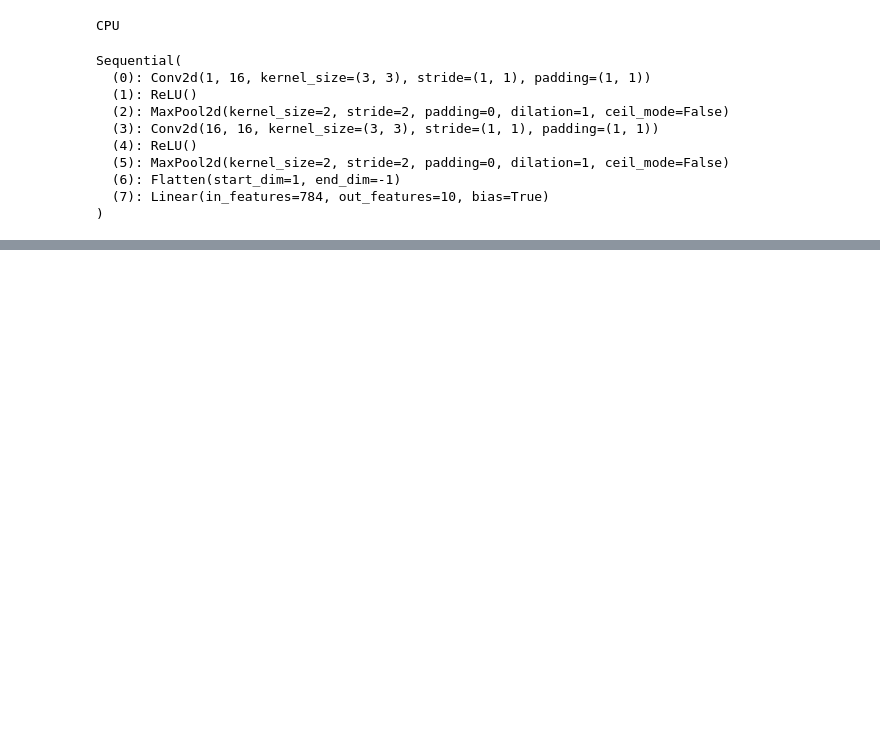
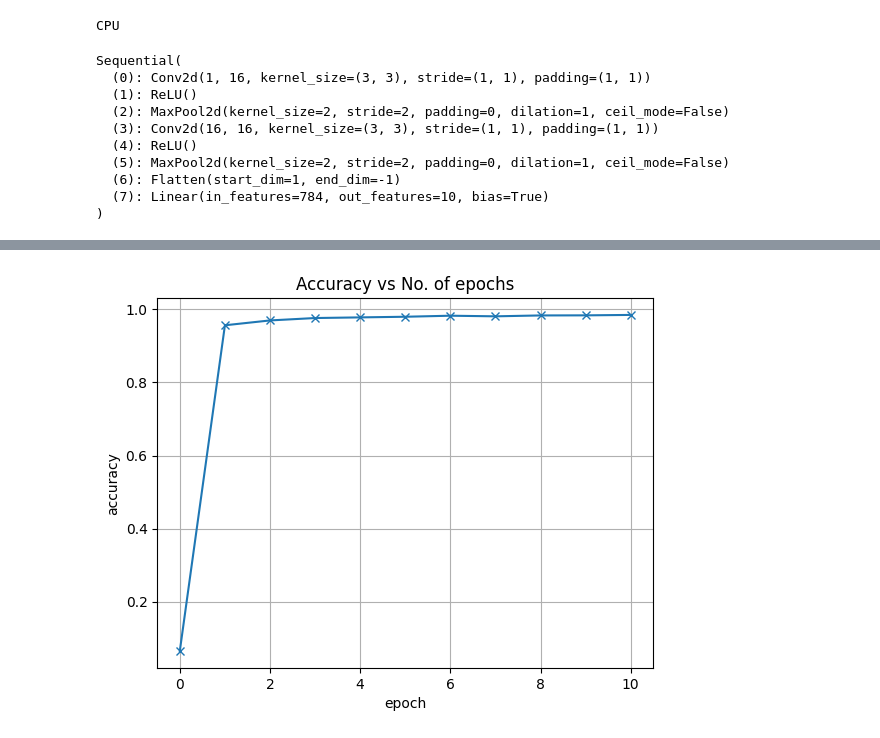
Before and after one commit to PalakAggarwal13/PyTorch-DeepLearning, a Jupyter notebook: PyTorch_DeepLearning.ipynb, the cells around one changed output, grey strips where cells are left out. Saved outputs shown, nothing was run; the diff lists cells and outputs as text; code cells hidden in the pictures; blank space fills up the shorter version.

Commit message:
trained and calculated the accuracy of the model

```diff
--- a/PyTorch_DeepLearning.ipynb
+++ b/PyTorch_DeepLearning.ipynb
@@ -1168,0 +1217,7 @@ Sequential(
+# %%
+def accuracy(outputs,labels):
+  _,preds = torch.max(outputs,dim=1)
+  return torch.sum(preds==labels).item() / len(preds)
+# %%
+val_loss , _ , val_acc = evaluate(model,F.cross_entropy,valid_dl,metric=accuracy)
+print('Loss: {:.4f} , Accuracy : {:.4f}'.format(val_loss,val_acc))
@@ -1168,0 +1226,7 @@ Sequential(
+# %%
+epochs = 10
+opt = torch.optim.Adam(model.parameters(),lr=lr)
+lr = 0.005
+
+history = fit(epochs , model , F.cross_entropy,lr ,train_dl,valid_dl ,opt, accuracy)
+train_losses , val_losses , val_metrics = history
@@ -1168,0 +1244,12 @@ Sequential(
+# %%
+def plot_metric(metric_values):
+  plt.plot(metric_values,'-x')
+  plt.xlabel('epoch')
+  plt.ylabel('accuracy')
+  plt.title('Accuracy vs No. of epochs')
+  plt.grid()
+  plt.show()
+# %%
+plot_metric([val_acc]+val_metrics)
+# %% [output]
+[figure, added]
```
Also changed, not shown: parts of 43 cells of this notebook.
